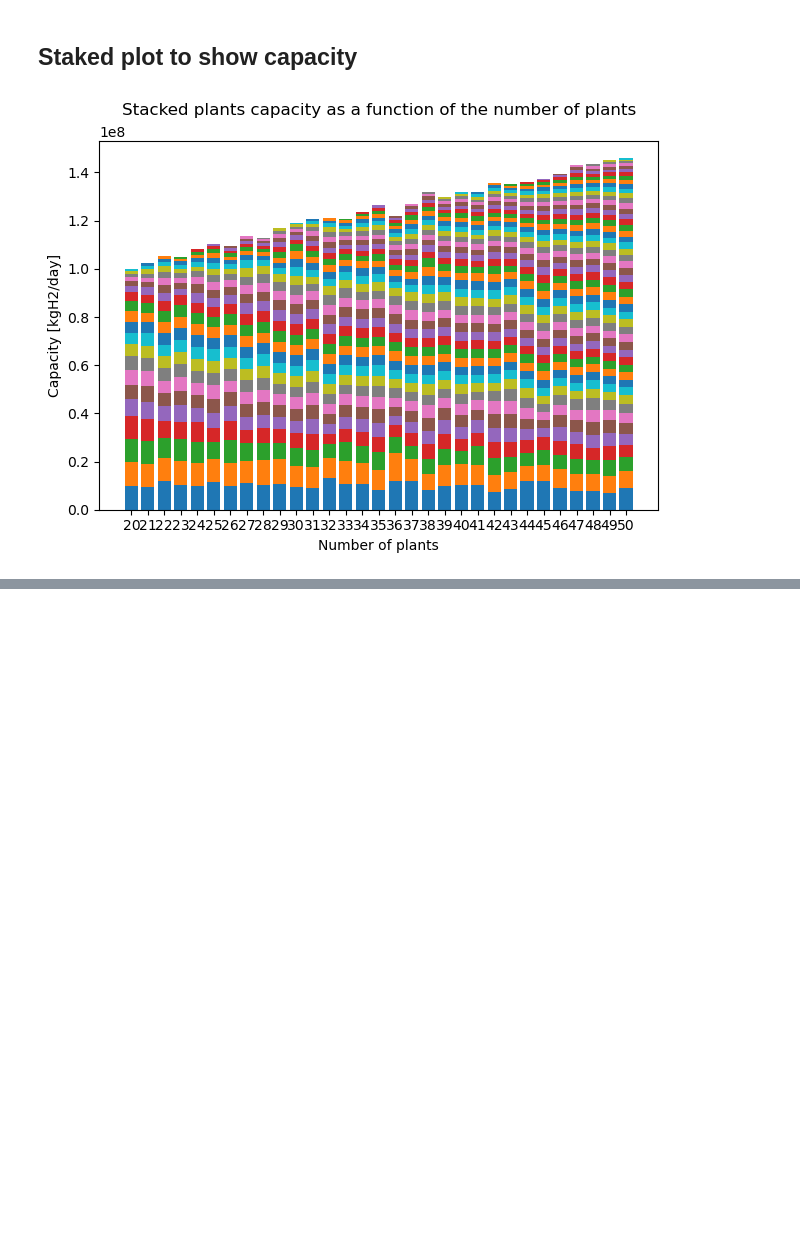
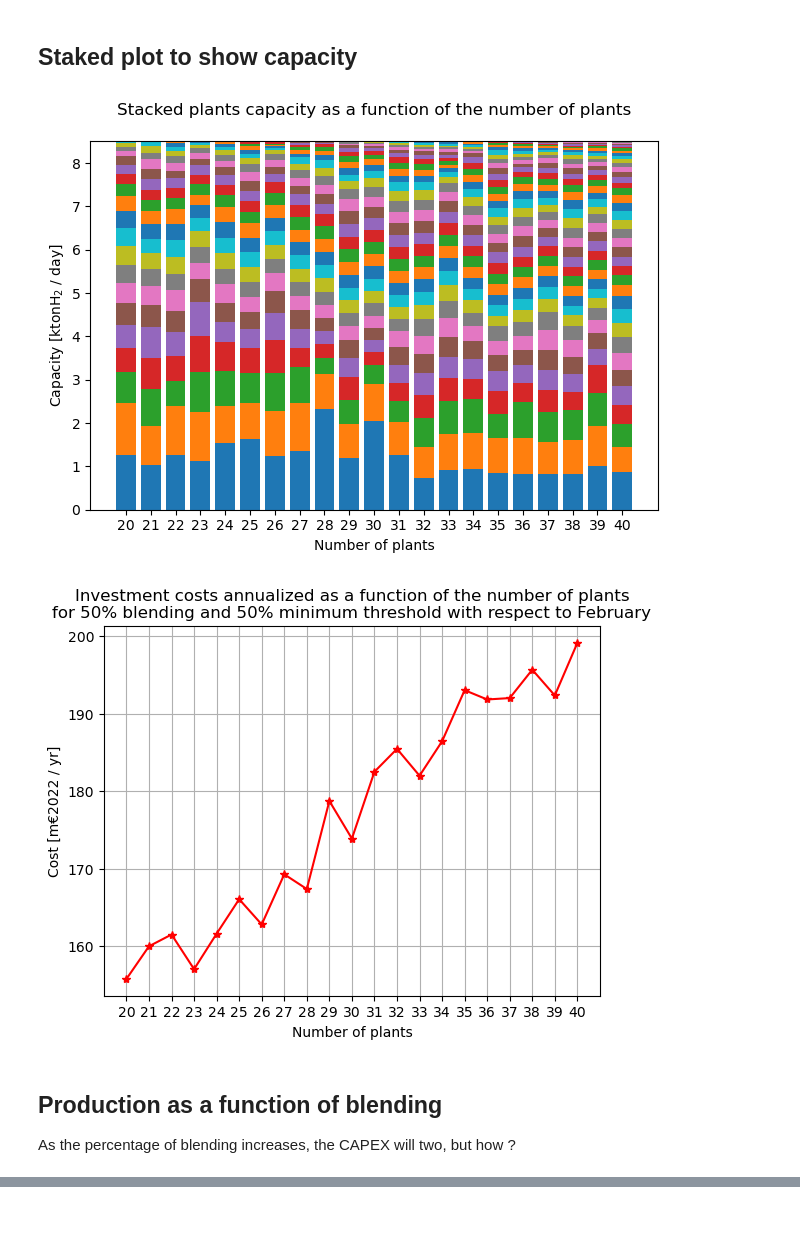
Before and after one commit to DerSpanischGamer/GermanHydrogen, a Jupyter notebook: disaggregator-master/15_Results_analysis.ipynb, the cells around one changed output, grey strips where cells are left out. Drawn from its saved outputs; the diff is of its cells as text; code cells hidden in the pictures; blank space fills up the shorter version.

```diff
--- a/disaggregator-master/15_Results_analysis.ipynb
+++ b/disaggregator-master/15_Results_analysis.ipynb
@@ -1571,7 +1407,7 @@ fig, (ax1, ax2) = plt.subplots(1, 2, figsize=(10, 4))
 
 clusters = [20, 25, 30, 35, 40]
 for index_n, n in enumerate(clusters):
-    currentCase = df_plants[(df_plants["perc"] == 0.3) &
+    currentCase = df_plants[(df_plants["perc"] == 0.5) &
                             (df_plants['m'] == 1) &
                             (df_plants['b'] == 0.25)]
 
@@ -1581,14 +1417,12 @@ for index_n, n in enumerate(clusters):
 
     location = currentCase['locations'].values[0]
 
-    OPEX = currentCase['OPEX'].values[0]
-    CAPEX = currentCase['CAPEX'].values[0]
+    OPEX  = USD2EUR(currentCase['OPEX'].values[0])
+    CAPEX = USD2EUR(currentCase['CAPEX'].values[0])
 
     area = currentCase['Area'].values[0]
 
     servs = currentCase['servings'].values[0]
-    has, qnt = hasIndustry(servs)
-    print(f"{n} plants {has} {qnt}")
 
     # ----------------- COMPRESS THE PRODUCTION -----------------
 
@@ -1599,7 +1433,7 @@ for index_n, n in enumerate(clusters):
     prod_t = [0] * 12
     for i in range(n):
         for t in range(12):
-            prod_t[t] += production[i][t] * daysMonth[t]
+            prod_t[t] += production[i][t] * daysMonth[t] / 1e6
 
     # ----------------- FIND THE TOTAL OPEX -----------------
 
@@ -1616,14 +1450,14 @@ for index_n, n in enumerate(clusters):
     ax2.plot(prod_t, label=f"{n} plants")
 
 
-plt.suptitle("Hehe", y=1.02, fontsize=14)
+plt.suptitle("Relation between production and OPEX", y=1.03, fontsize=14)
 
 # ----------------- TITLES LEFT -----------------
 
 ax1.set_title("Operation and maintenance costs\nas a function of the month")
 
 ax1.set_xlabel("Month")
-ax1.set_ylabel("Costs [m$2022/yr]")
+ax1.set_ylabel("Costs [m€2022 / yr]")
 
 ax1.set_xticks(range(12), months, rotation=45)
 
@@ -1635,7 +1469,7 @@ ax1.grid()
 ax2.set_title("Monthly production")
 
 ax2.set_xlabel("Month")
-ax2.set_ylabel("Total production [kgH2/month]")
+ax2.set_ylabel("Total production [ktonH$_2$ / month]")
 
 ax2.set_xticks(range(12), months, rotation=45)
 
@@ -1905,35 +1674,54 @@ plt.show()
 # %% [markdown]
 ## Staked plot to show capacity
 # %%
-b = 0.25
-with open("project_data/out/reducedDemand/optimalPlaces_reduced" + str(b) + "_minTOTEX.json") as file:
-    data = json.load(file)
+currentCase = df_plants[(df_plants["perc"] == 0.5) &
+                        (df_plants['m'] == 2) &
+                        (df_plants['b'] == 0.5)]
 
-    plantsSpe = data["CAPEX"]
+plantsSpe = [list(A) for A in currentCase['capacity'].values]
+CAPEX = [list(USD2EUR(A)) for A in currentCase['CAPEX'].values]
 
-# Sort each sublist in data
-data = [sorted(row, reverse=True) for row in plantsSpe]
+data = [sorted([r/1e6 for r in row], reverse=True) for row in plantsSpe] # Sort so the largest plants are at the bottom
 
 num_bars = len(data)
 
 # Create stacked bar plot
 fig, ax = plt.subplots()
 
 max_elements = max(len(row) for row in data)
 bottom = np.zeros(num_bars)
 
 for i in range(max_elements):
     values = [row[i] if i < len(row) else 0 for row in data]
     ax.bar(np.arange(num_bars), values, bottom=bottom)
     bottom += np.array(values)
 
 plt.xticks(np.arange(num_bars), np.arange(len(plantsSpe[0]), len(plantsSpe[-1]) + 1))
 
 plt.xlabel('Number of plants')
-plt.ylabel('Capacity [kgH2/day]')
+plt.ylabel('Capacity [ktonH$_2$ / day]')
 plt.title('Stacked plants capacity as a function of the number of plants\n')
 
 plt.tight_layout()
 plt.show()
+
+# Second plot
+
+plt.subplots()
+
+plt.plot(range(20, 41), [sum(a) / 1e6 for a in CAPEX], 'r-*')
+
+plt.xticks(range(20, 41))
+
+plt.title("Investment costs annualized as a function of the number of plants\nfor 50% blending and 50% minimum threshold with respect to February")
+plt.ylabel("Cost [m€2022 / yr]")
+plt.xlabel("Number of plants")
+
+plt.grid()
 # %% [output]
-[figure, old version]
+[figure, new version]
+[figure, added]
+# %% [markdown]
+## Production as a function of blending
+
+As the percentage of blending increases, the CAPEX will two, but how ?
```
Also changed, not shown: parts of 47 cells of this notebook.
